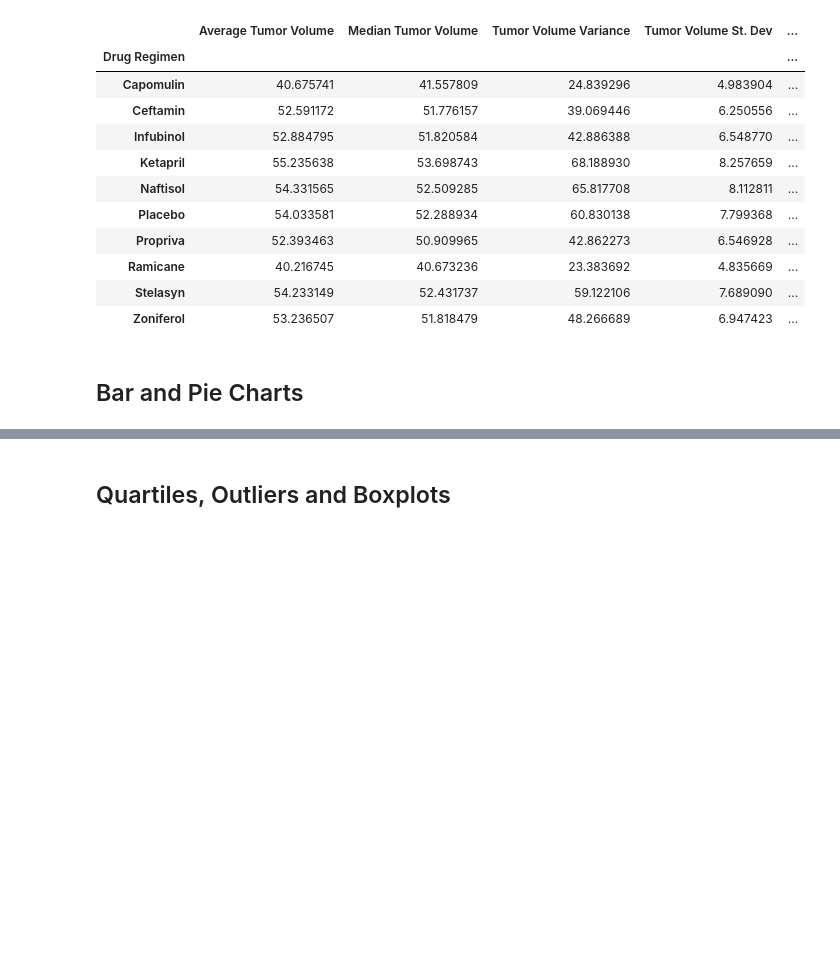
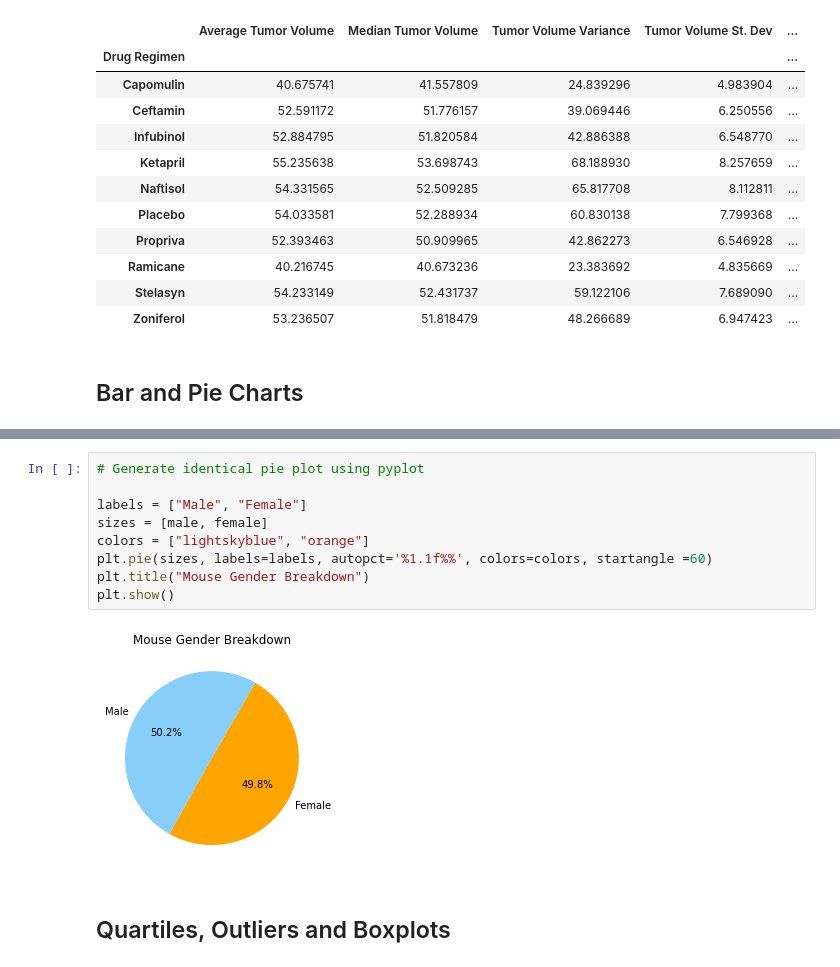
Before and after one commit to KLacerda08/matplotlib-challenge, a Jupyter notebook: pymaceuticals_kl.ipynb, the cells around one changed output, grey strips where cells are left out. Cells and saved outputs as stored; diff of their text form; blank space fills up the shorter version.

```diff
--- a/pymaceuticals_kl.ipynb
+++ b/pymaceuticals_kl.ipynb
@@ -184,3 +243,14 @@ Text(0, 0.5, 'Number of Datapoints')
+# %%
+# Generate identical pie plot using pyplot
+
+labels = ["Male", "Female"]
+sizes = [male, female]
+colors = ["lightskyblue", "orange"]
+plt.pie(sizes, labels=labels, autopct='%1.1f%%', colors=colors, startangle =60)
+plt.title("Mouse Gender Breakdown")
+plt.show()
+# %% [output]
+[figure, added]
 # %% [markdown]
 ## Quartiles, Outliers and Boxplots
 # %%
```
Also changed, not shown: parts of 24 cells of this notebook, 1 other file.
